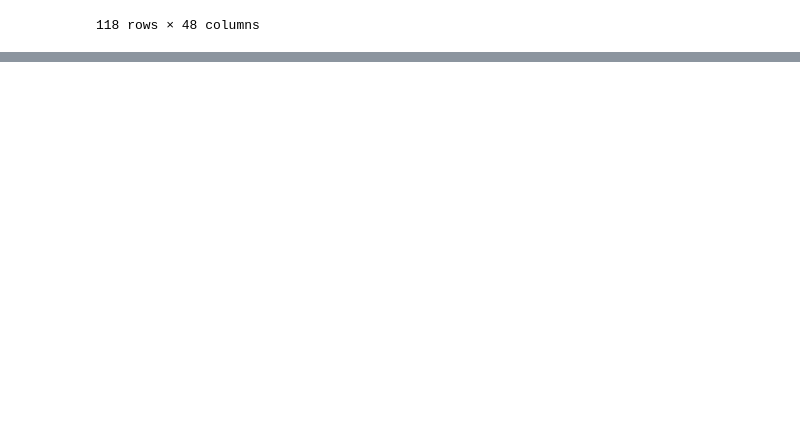
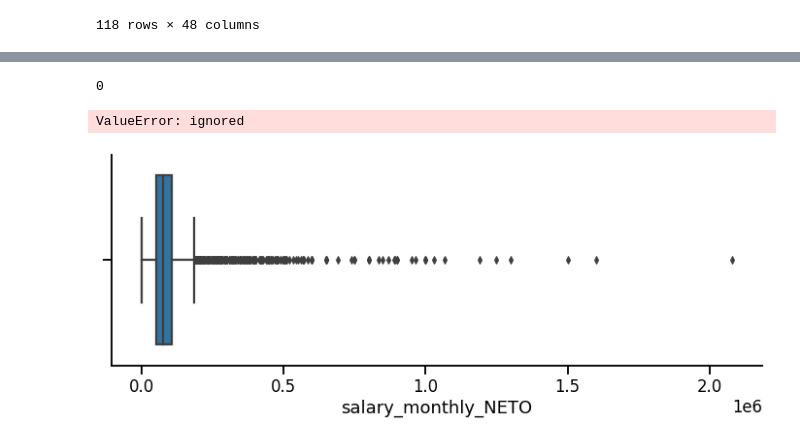
Before and after one commit to Natali-PP/diplodatos2021, a Jupyter notebook: 02_Estadistica_descriptiva.ipynb, the cells around one changed output, grey strips where cells are left out. Drawn from its saved outputs; the diff is of its cells as text; code cells hidden in the pictures; blank space fills up the shorter version.

```diff
--- a/02_Estadistica_descriptiva.ipynb
+++ b/02_Estadistica_descriptiva.ipynb
@@ -307,0 +340,23 @@ df[df[salary_col] > df[salary_col].quantile(0.98)]
+# %%
+## salarios nulos son el 3,47%. Por la cantidad se decide sacarlos de la muestra
+df_copy= df.copy()
+df_copy.drop(df_copy[df_copy.salary_monthly_NETO.isnull()].index, inplace = True)
+
+df_copy ## df entero sin las filas donde el salario neto isnull
+
+## df_copy.salary_monthly_NETO.isnull().sum() :)
+# %% [output]
+0
+# %%
+df_copy.salary_monthly_NETO.quantile([0.01, 0.03, 0.1, 0.2, .95, .98, .99, .995, .998])
+## df[df_copy.salary_monthly_NETO > df_copy.salary_monthly_NETO.quantile([0.03])]
+
+## df_copy.salary_monthly_NETO.value_counts()
+# %% [output]
+ValueError: ignored
+# %%
+plt.figure(figsize=(12, 4))
+seaborn.boxplot(x=df_copy.salary_monthly_NETO)
+seaborn.despine()
+# %% [output]
+[figure, added]
```
Also changed, not shown: parts of 5 cells of this notebook.
